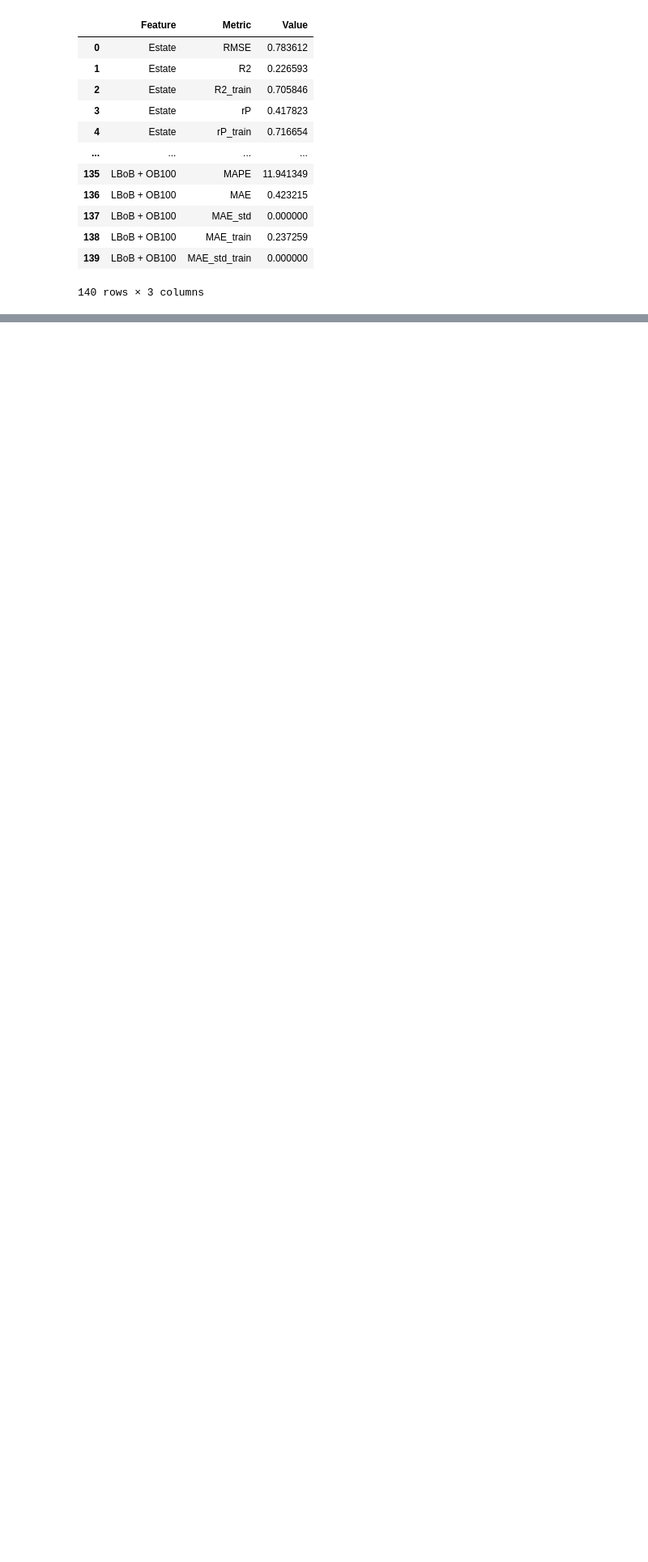
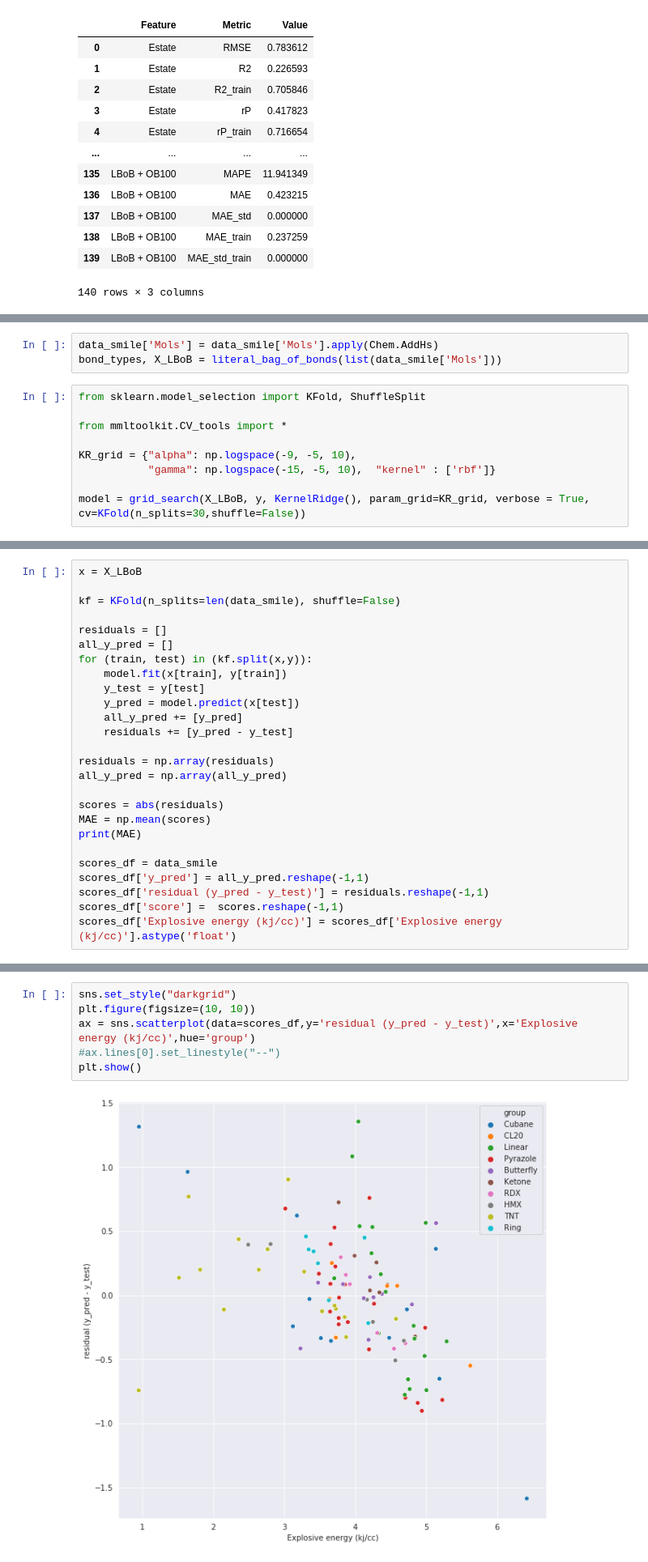
Before and after one commit to rahul-aedula95/ScientificML, a Jupyter notebook: 104/104.ipynb, the cells around one changed output, grey strips where cells are left out. Shown at 81% size. Cells and saved outputs as stored; diff of their text form; blank space fills up the shorter version.

Commit message:
CV residual plot

```diff
--- a/104/104.ipynb
+++ b/104/104.ipynb
@@ -193,3 +194,15 @@ ax = sns.barplot(data=df.drop(df.index[df['Metric'] == 'MAPE'], inplace = False)
 plt.show()
 # %% [output]
 [figure]
+# %%
+data_smile['Mols'] = data_smile['Mols'].apply(Chem.AddHs)
+bond_types, X_LBoB = literal_bag_of_bonds(list(data_smile['Mols']))
+# %%
+from sklearn.model_selection import KFold, ShuffleSplit
+
+from mmltoolkit.CV_tools import *
+
+KR_grid = {"alpha": np.logspace(-9, -5, 10),
+           "gamma": np.logspace(-15, -5, 10),  "kernel" : ['rbf']}
+
+model = grid_search(X_LBoB, y, KernelRidge(), param_grid=KR_grid, verbose = True, cv=KFold(n_splits=30,shuffle=False))
@@ -195,0 +214,26 @@ plt.show()
+# %%
+x = X_LBoB
+
+kf = KFold(n_splits=len(data_smile), shuffle=False)
+
+residuals = []
+all_y_pred = []
+for (train, test) in (kf.split(x,y)):
+    model.fit(x[train], y[train])
+    y_test = y[test]
+    y_pred = model.predict(x[test])
+    all_y_pred += [y_pred]
+    residuals += [y_pred - y_test]
+
+residuals = np.array(residuals)
+all_y_pred = np.array(all_y_pred)
+
+scores = abs(residuals)
+MAE = np.mean(scores)
+print(MAE)
+
+scores_df = data_smile
+scores_df['y_pred'] = all_y_pred.reshape(-1,1)
+scores_df['residual (y_pred - y_test)'] = residuals.reshape(-1,1)
+scores_df['score'] =  scores.reshape(-1,1)
+scores_df['Explosive energy (kj/cc)'] = scores_df['Explosive energy (kj/cc)'].astype('float')
@@ -195,0 +242,8 @@ plt.show()
+# %%
+sns.set_style("darkgrid")
+plt.figure(figsize=(10, 10))
+ax = sns.scatterplot(data=scores_df,y='residual (y_pred - y_test)',x='Explosive energy (kj/cc)',hue='group')
+#ax.lines[0].set_linestyle("--")
+plt.show()
+# %% [output]
+[figure, added]
```
Also changed, not shown: parts of 3 cells of this notebook.
